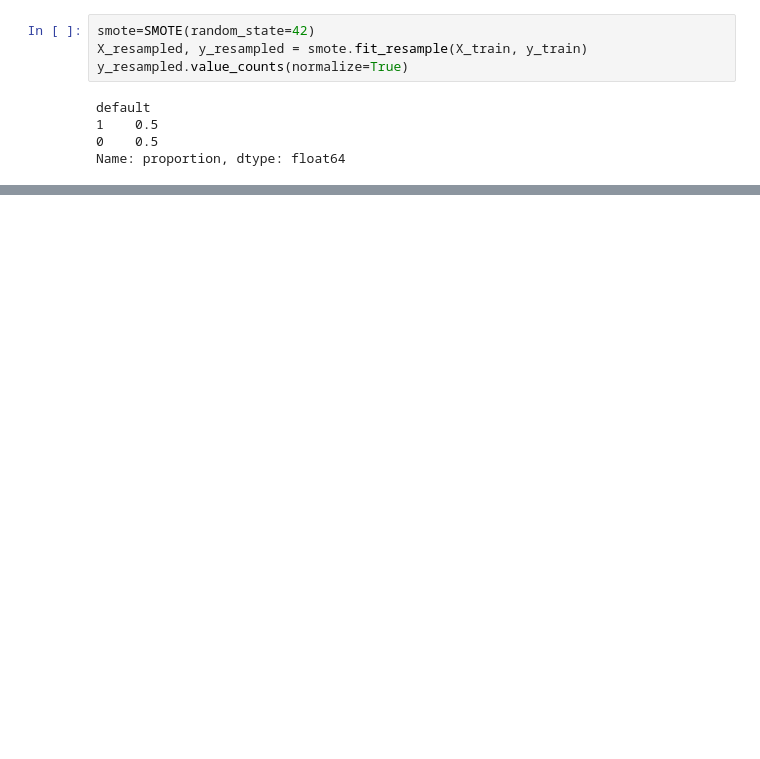
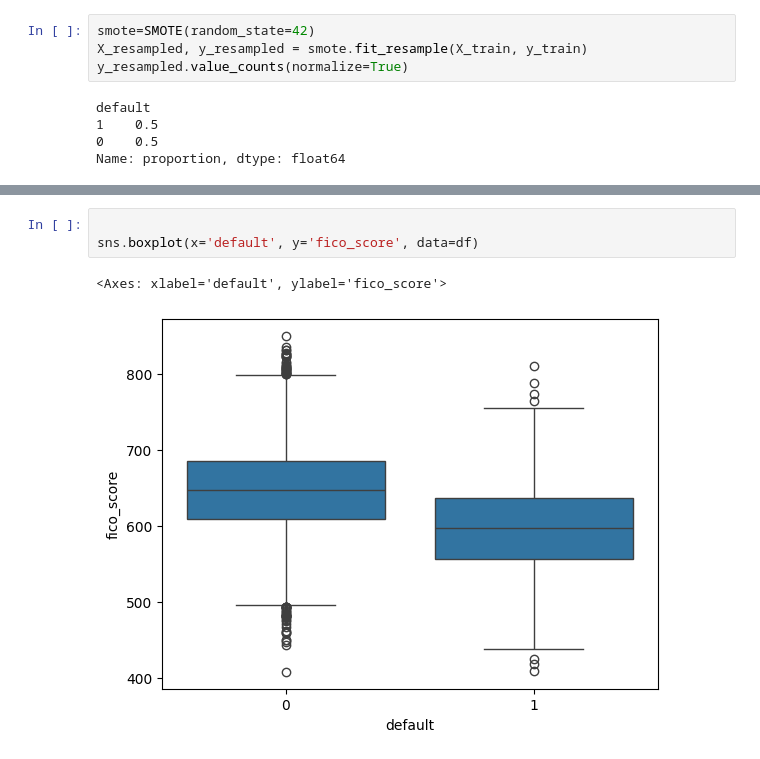
Before and after one commit to quantum-coderX/jpmorgan-quant-forage, a Jupyter notebook: notebooks/task_3_4.ipynb, the cells around one changed output, grey strips where cells are left out. Cells and saved outputs as stored; diff of their text form; blank space fills up the shorter version.

```diff
--- a/notebooks/task_3_4.ipynb
+++ b/notebooks/task_3_4.ipynb
@@ -138,0 +189,6 @@ Name: proportion, dtype: float64
+# %%
+
+sns.boxplot(x='default', y='fico_score', data=df)
+# %% [output]
+<Axes: xlabel='default', ylabel='fico_score'>
+[figure, added]
```
Also changed, not shown: parts of 11 cells of this notebook, 1 other file.
